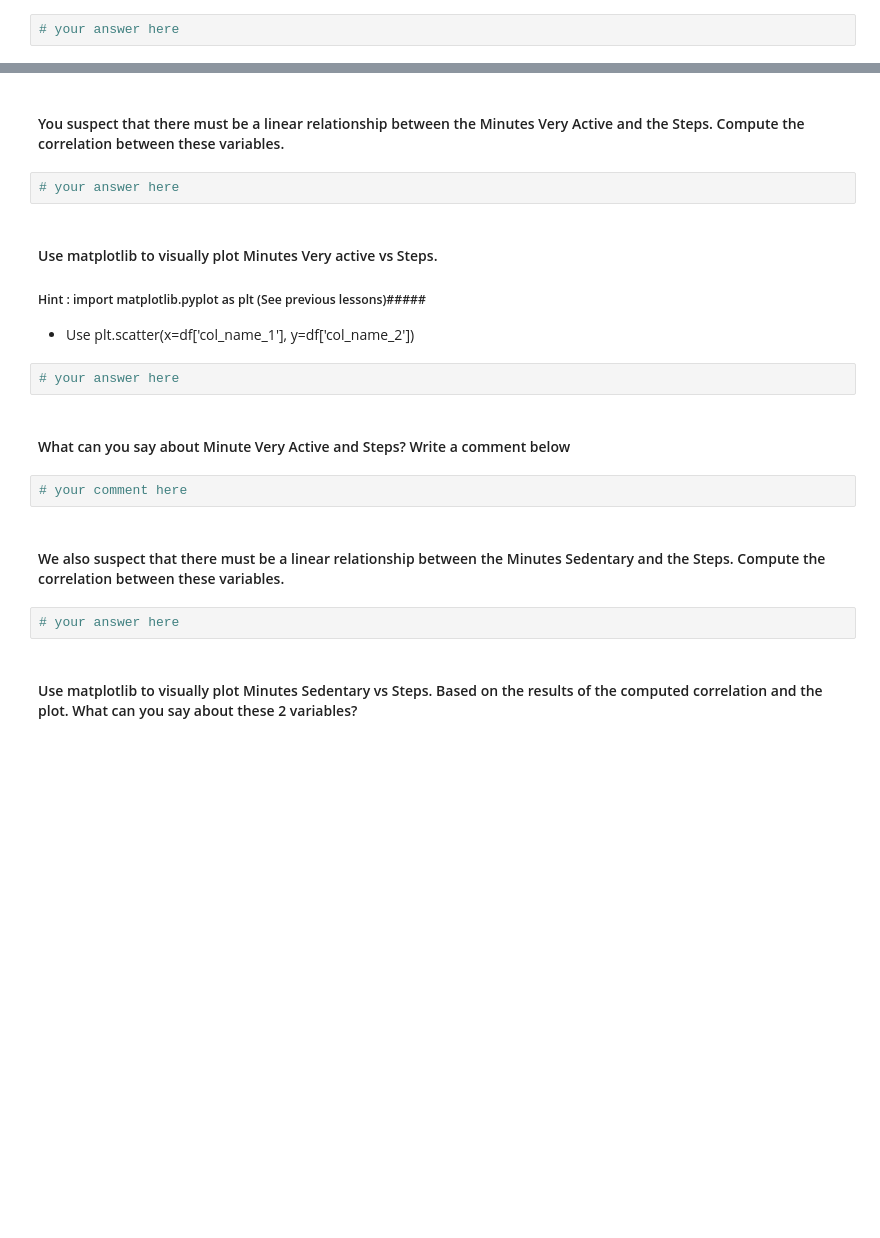
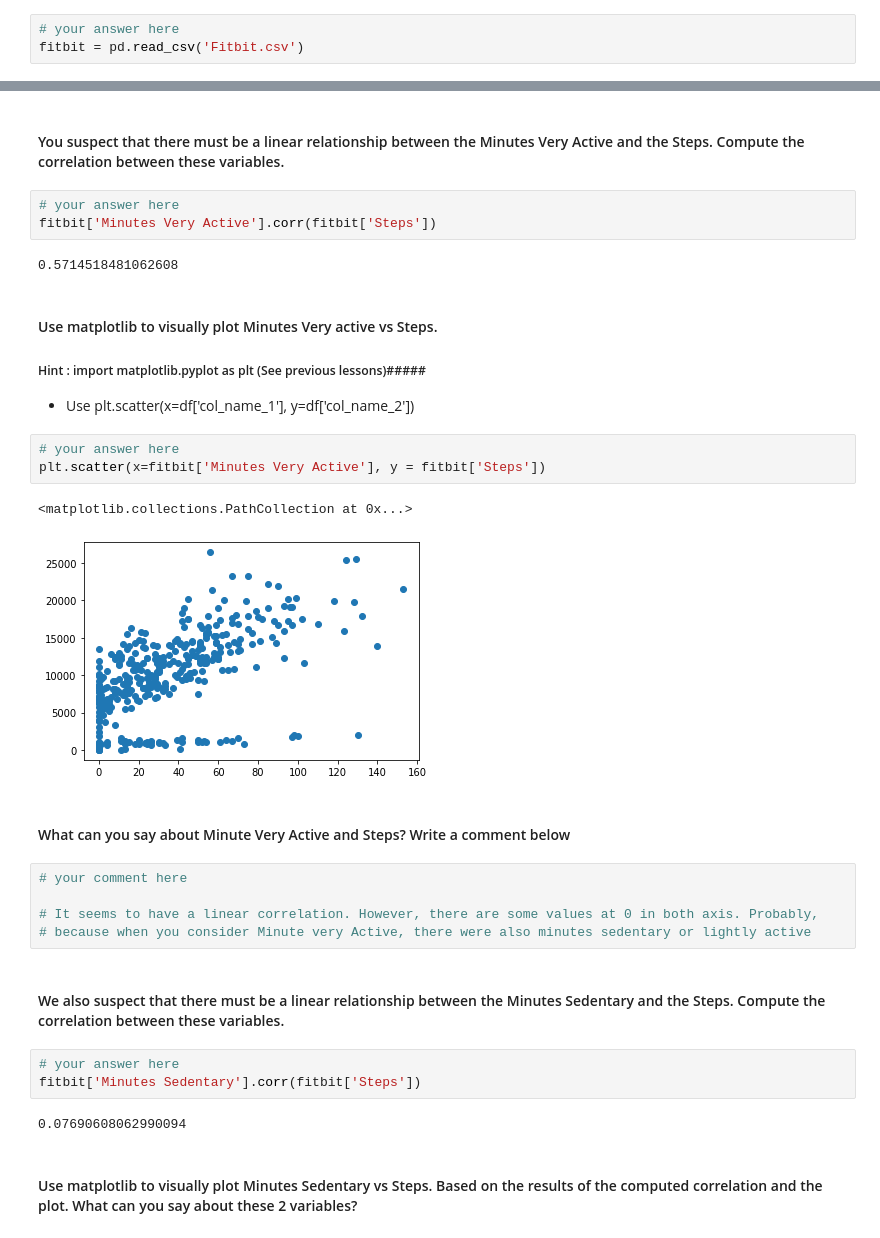
Before and after one commit to ironhack-bcn-data-june-2020/24-lab-pivot-table-and-correlation, a Jupyter notebook: your_code/main.ipynb, the cells around one changed output, grey strips where cells are left out. Saved outputs shown, nothing was run; the diff lists cells and outputs as text; blank space fills up the shorter version.

```diff
--- a/your_code/main.ipynb
+++ b/your_code/main.ipynb
@@ -177,6 +176,7 @@ employee.pivot_table(index='Department', values='Salary', aggfunc=mean_without_m
 #### Open the ` Fitbit.csv` file and name your dataset `fitbit`
 # %%
 # your answer here
+fitbit = pd.read_csv('Fitbit.csv')
 # %% [markdown]
 #### Explore you dataset in terms of data types and descriptive statistics
 #### *Hint: Use Pandas functions from previous lectures*
@@ -188,21 +216,34 @@ employee.pivot_table(index='Department', values='Salary', aggfunc=mean_without_m
 #### You suspect that there must be a linear relationship between the Minutes Very Active and the Steps. Compute the correlation between these variables.
 # %%
 # your answer here
+fitbit['Minutes Very Active'].corr(fitbit['Steps'])
+# %% [output]
+0.5714518481062608
 # %% [markdown]
 #### Use matplotlib to visually plot Minutes Very active vs Steps.
 
 ##### Hint : import matplotlib.pyplot as plt (See previous lessons)#####
 - Use plt.scatter(x=df['col_name_1'], y=df['col_name_2'])
-# %%
-# your answer here
+# %%
+# your answer here
+plt.scatter(x=fitbit['Minutes Very Active'], y = fitbit['Steps'])
+# %% [output]
+<matplotlib.collections.PathCollection at 0x...>
+[figure, added]
 # %% [markdown]
 #### What can you say about Minute Very Active and Steps? Write a comment below
-# %%
-# your comment here
+# %%
+# your comment here
+
+# It seems to have a linear correlation. However, there are some values at 0 in both axis. Probably,
+# because when you consider Minute very Active, there were also minutes sedentary or lightly active
 # %% [markdown]
 #### We also suspect that there must be a linear relationship between the Minutes Sedentary and the Steps. Compute the correlation between these variables.
 # %%
 # your answer here
+fitbit['Minutes Sedentary'].corr(fitbit['Steps'])
+# %% [output]
+0.07690608062990094
 # %% [markdown]
 #### Use matplotlib to visually plot Minutes Sedentary vs Steps. Based on the results of the computed correlation and the plot. What can you say about these 2 variables?
 # %%
```
Also changed, not shown: parts of 23 cells of this notebook.
